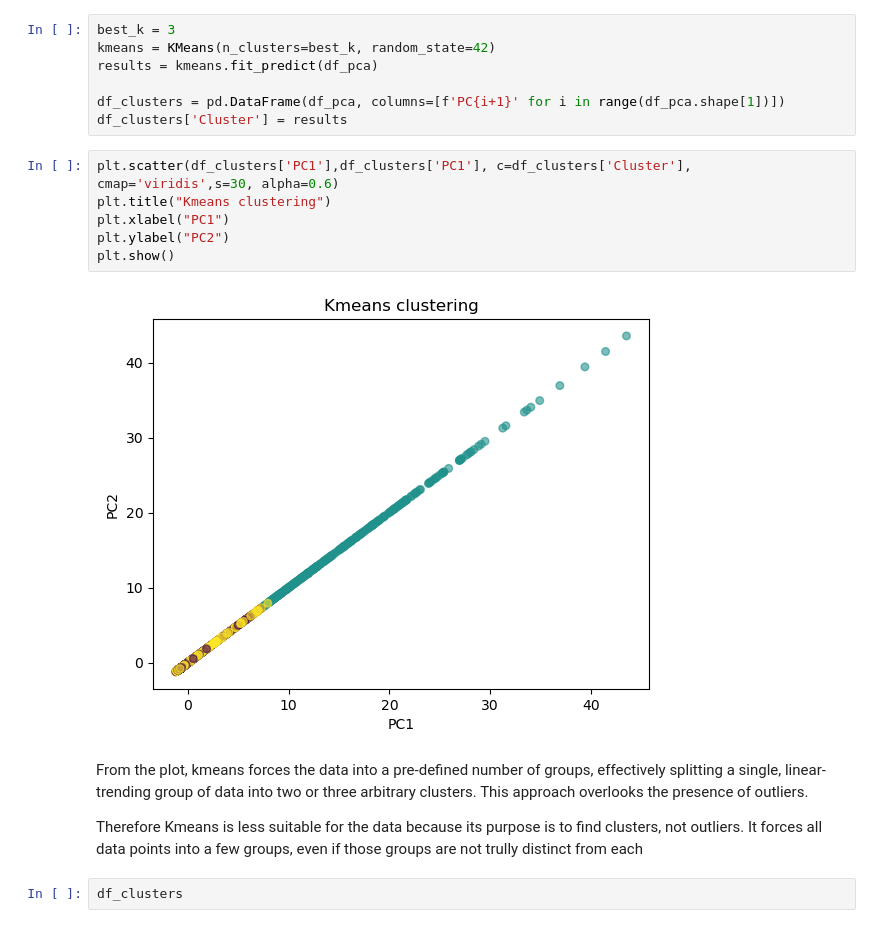
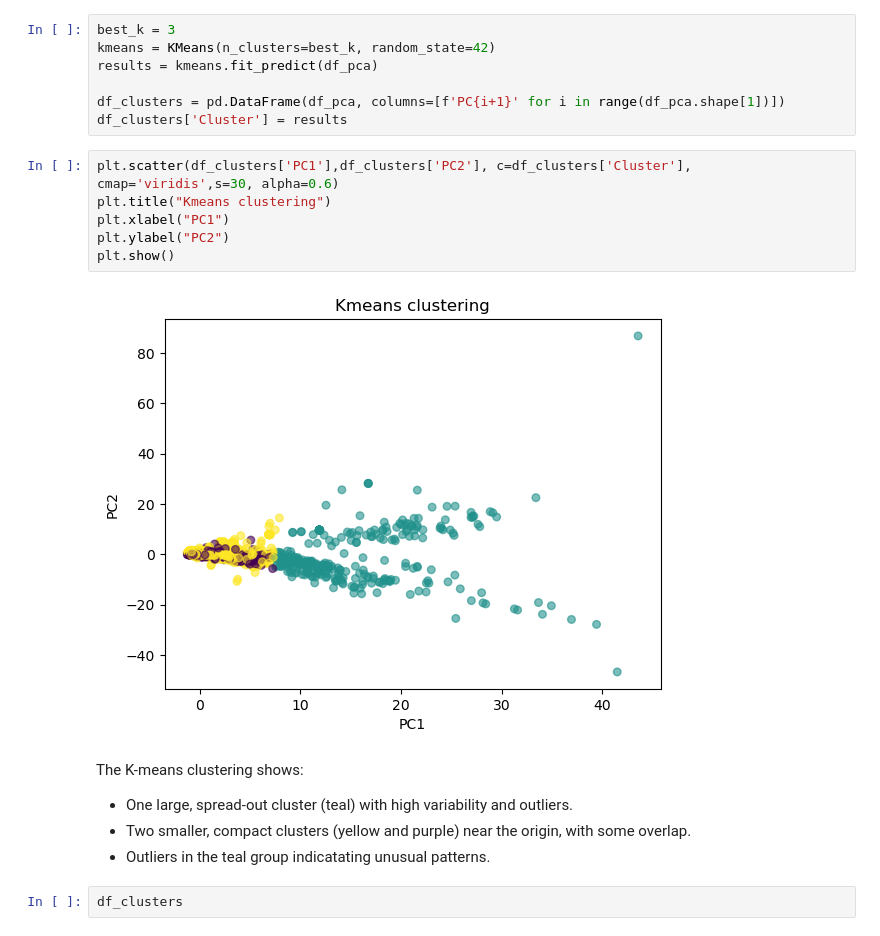
Before and after one commit to ChristabelAtieno/email_spam-detection, a Jupyter notebook: email_spam-detection.ipynb, the cells around one changed output. Saved outputs shown, nothing was run; the diff lists cells and outputs as text.

```diff
--- a/email_spam-detection.ipynb
+++ b/email_spam-detection.ipynb
@@ -286,17 +286,18 @@ results = kmeans.fit_predict(df_pca)
 df_clusters = pd.DataFrame(df_pca, columns=[f'PC{i+1}' for i in range(df_pca.shape[1])])
 df_clusters['Cluster'] = results
 # %%
-plt.scatter(df_clusters['PC1'],df_clusters['PC1'], c=df_clusters['Cluster'], cmap='viridis',s=30, alpha=0.6)
+plt.scatter(df_clusters['PC1'],df_clusters['PC2'], c=df_clusters['Cluster'], cmap='viridis',s=30, alpha=0.6)
 plt.title("Kmeans clustering")
 plt.xlabel("PC1")
 plt.ylabel("PC2")
 plt.show()
 # %% [output]
-[figure, old version]
+[figure, new version]
 # %% [markdown]
-From the plot, kmeans forces the data into a pre-defined number of groups, effectively splitting a single, linear-trending group of data into two or three arbitrary clusters. This approach overlooks the presence of outliers.
-
-Therefore Kmeans is less suitable for the data because its purpose is to find clusters, not outliers. It forces all data points into a few groups, even if those groups are not trully distinct from each
+The K-means clustering shows:
+- One large, spread-out cluster (teal) with high variability and outliers.
+- Two smaller, compact clusters (yellow and purple) near the origin, with some overlap.
+- Outliers in the teal group indicatating unusual patterns.
 # %%
 df_clusters
 # %% [output]
```
Also changed, not shown: parts of 4 cells of this notebook.
